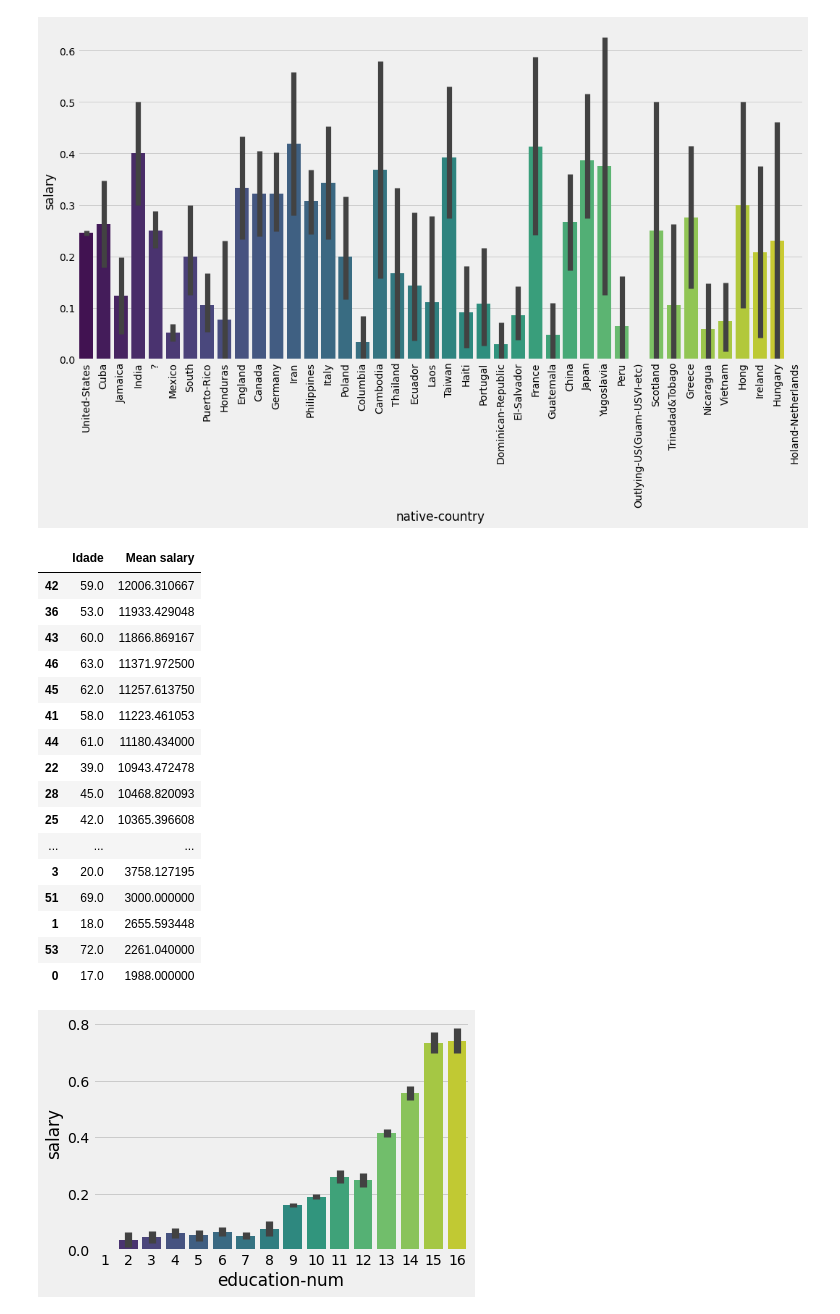
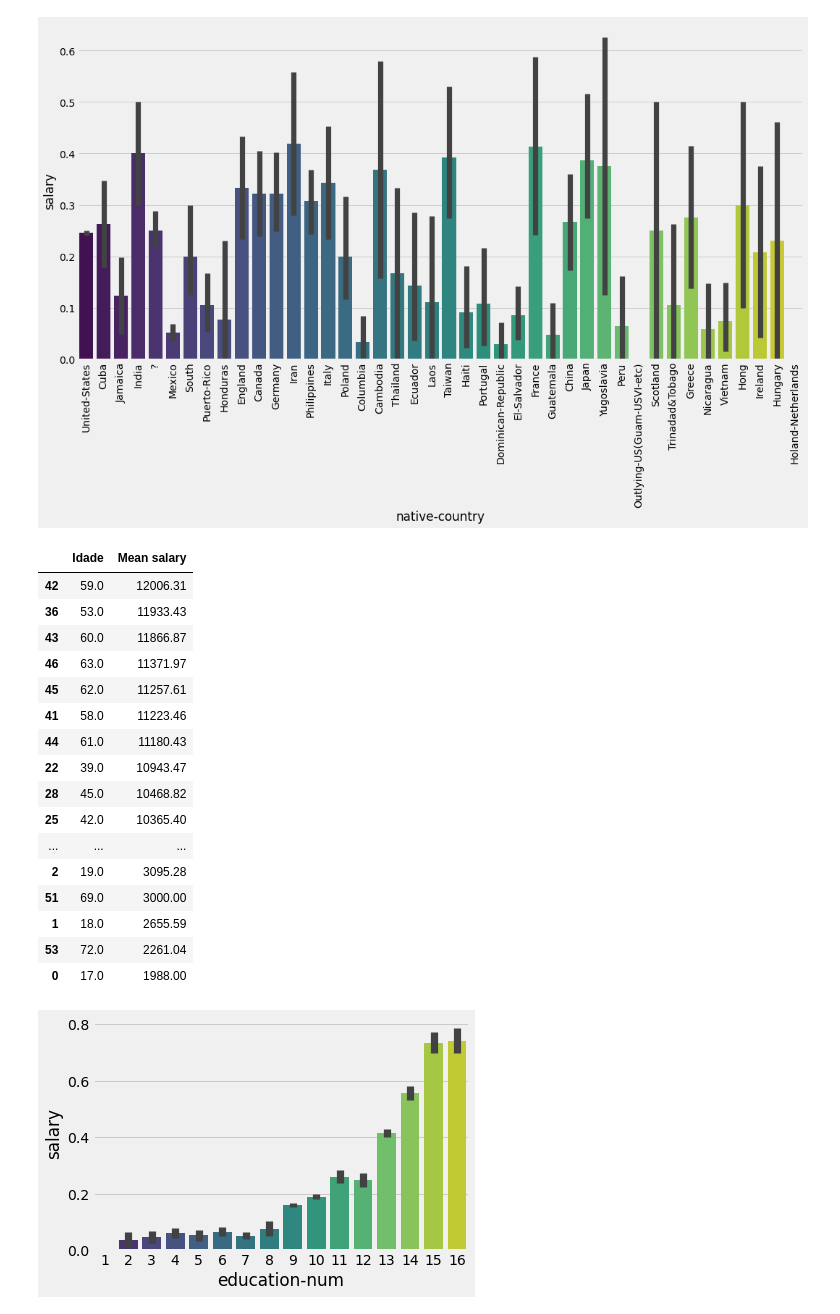
Before and after one commit to onemarcos/Tera---Salary-Prediction, a Jupyter notebook: Salary-Prediction.ipynb, the cells around one changed output. Drawn from its saved outputs; the diff is of its cells as text; code cells hidden in the pictures.

```diff
--- a/Salary-Prediction.ipynb
+++ b/Salary-Prediction.ipynb
@@ -537,23 +528,23 @@ sns.barplot(data=df, x="native-country", y="salary" , palette='viridis');
 # %% [output]
 [figure]
 # %%
-pd.DataFrame({'Idade': df.groupby('idade')['salário'].mean().index , 'Mean salary':  df.groupby('idade')['salário'].mean().values}).sort_values(by='Mean salary'  , axis=0)[::-1]
+pd.DataFrame({'Idade': df.groupby('idade')['valorsaláriofixo'].mean().index , 'Mean salary':  df.groupby('idade')['valorsaláriofixo'].mean().round(2).values}).sort_values(by='Mean salary'  , axis=0)[::-1]
 # %% [output]
 |  | Idade | Mean salary |
-| 42 | 59.0 | 12006.310667 |
-| 36 | 53.0 | 11933.429048 |
-| 43 | 60.0 | 11866.869167 |
-| 46 | 63.0 | 11371.972500 |
-| 45 | 62.0 | 11257.613750 |
-| 41 | 58.0 | 11223.461053 |
-| 44 | 61.0 | 11180.434000 |
-| 22 | 39.0 | 10943.472478 |
-| 28 | 45.0 | 10468.820093 |
-| 25 | 42.0 | 10365.396608 |
+| 42 | 59.0 | 12006.31 |
+| 36 | 53.0 | 11933.43 |
+| 43 | 60.0 | 11866.87 |
+| 46 | 63.0 | 11371.97 |
+| 45 | 62.0 | 11257.61 |
+| 41 | 58.0 | 11223.46 |
+| 44 | 61.0 | 11180.43 |
+| 22 | 39.0 | 10943.47 |
+| 28 | 45.0 | 10468.82 |
+| 25 | 42.0 | 10365.40 |
 | ... | ... | ... |
-| 3 | 20.0 | 3758.127195 |
-| 51 | 69.0 | 3000.000000 |
-| 1 | 18.0 | 2655.593448 |
-| 53 | 72.0 | 2261.040000 |
-| 0 | 17.0 | 1988.000000 |
+| 2 | 19.0 | 3095.28 |
+| 51 | 69.0 | 3000.00 |
+| 1 | 18.0 | 2655.59 |
+| 53 | 72.0 | 2261.04 |
+| 0 | 17.0 | 1988.00 |
 # %%
```
Also changed, not shown: parts of 18 cells of this notebook, 1 other file.
